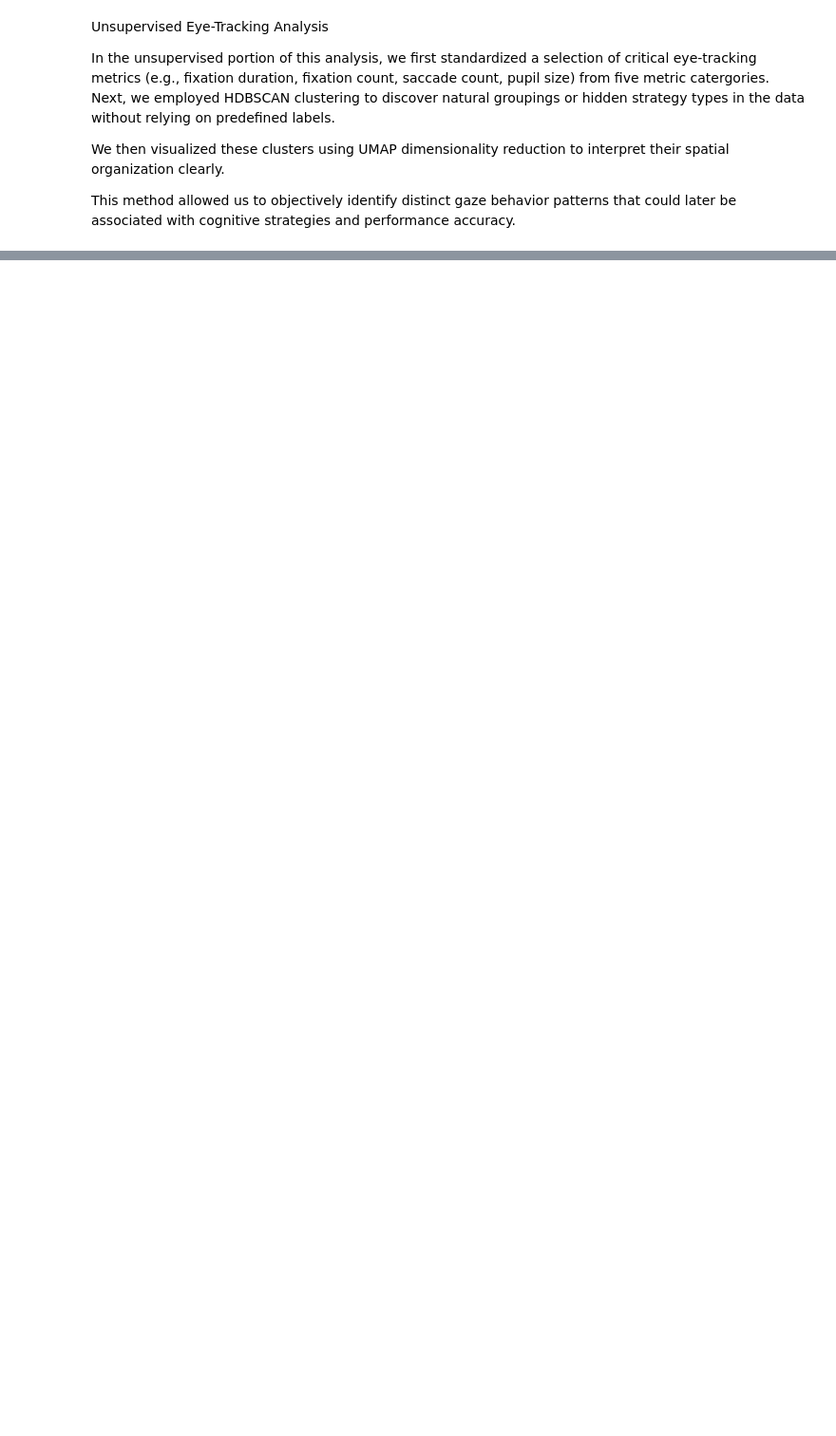
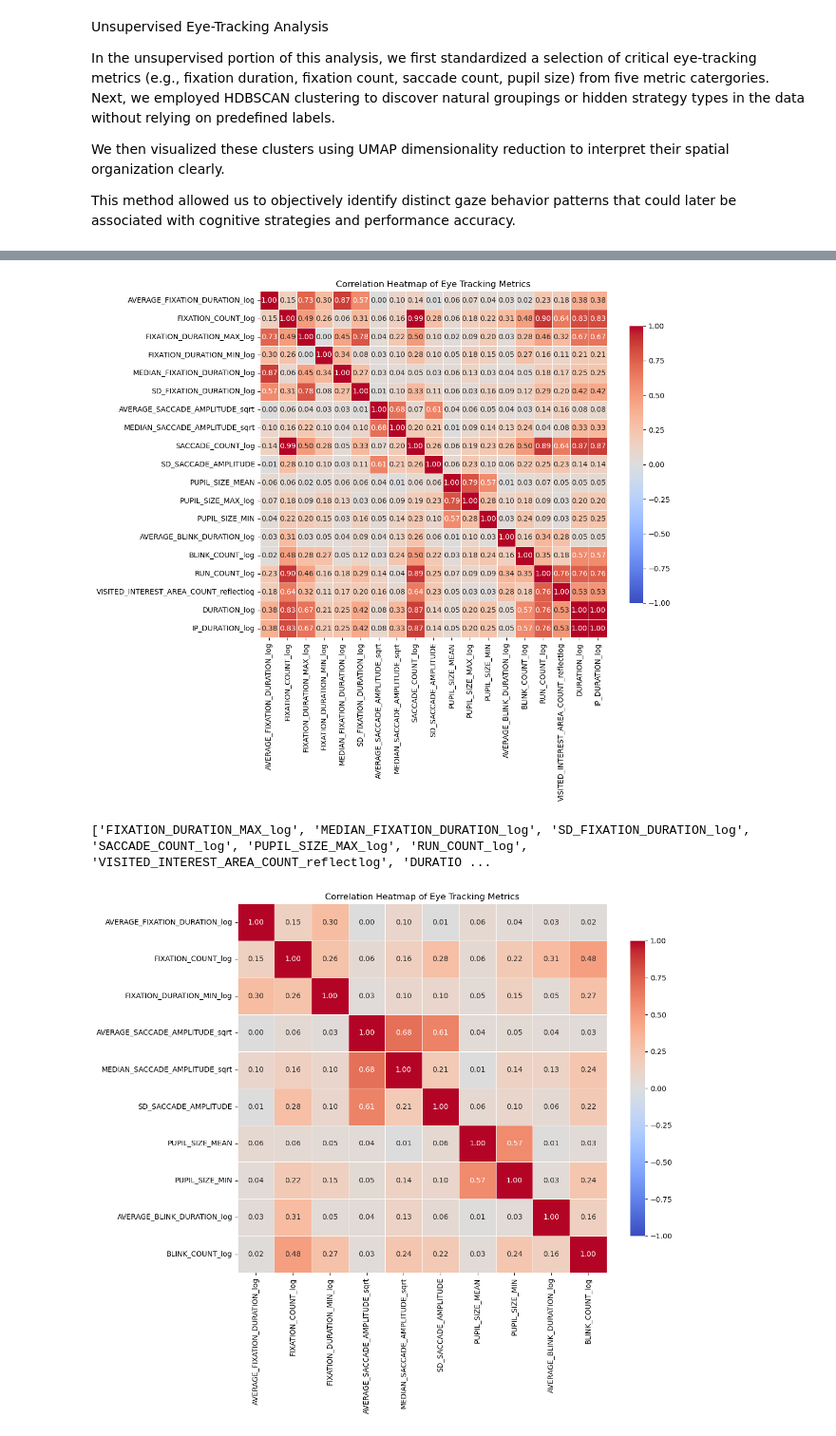
Before and after one commit to JujiaLi2020/202506-ML-EyeTracking, a Jupyter notebook: notebooks/1-Unsupervised.ipynb, the cells around one changed output, grey strips where cells are left out. Shown at 95% size. Drawn from its saved outputs; the diff is of its cells as text; code cells hidden in the pictures; blank space fills up the shorter version.

```diff
--- a/notebooks/1-Unsupervised.ipynb
+++ b/notebooks/1-Unsupervised.ipynb
@@ -40,0 +412,55 @@ X_scaled = scaler.fit_transform(X)
+# %%
+# Use only numeric columns for correlation calculation:
+corr_matrix = df_standardized[transformed_vars].corr().abs()
+upper = corr_matrix.where(np.triu(np.ones(corr_matrix.shape), k=1).astype(bool))
+
+
+#to_drop = [column for column in upper.columns if any(upper[column] > 0.95)]
+to_drop = [column for column in upper.columns if any(upper[column] > 0.7)]
+
+
+# Drop from df_standardized (numeric part only)
+df_final = df_standardized.drop(columns=to_drop)
+
+
+
+plt.figure(figsize=(12, 10))
+sns.heatmap(
+    corr_matrix,
+    annot=True,           # Set to False for cleaner look if many variables
+    fmt=".2f",
+    cmap="coolwarm",
+    vmin=-1, vmax=1,
+    linewidths=0.5,
+    square=True,
+    cbar_kws={'shrink': 0.8}
+)
+plt.title("Correlation Heatmap of Eye Tracking Metrics")
+plt.tight_layout()
+plt.show()
+
+
+print(to_drop)
+after_cor_checking_vars = [col for col in transformed_vars if col not in to_drop]
+
+
+corr_matrix = df_standardized[after_cor_checking_vars].corr().abs()
+
+plt.figure(figsize=(12, 10))
+sns.heatmap(
+    corr_matrix,
+    annot=True,           # Set to False for cleaner look if many variables
+    fmt=".2f",
+    cmap="coolwarm",
+    vmin=-1, vmax=1,
+    linewidths=0.5,
+    square=True,
+    cbar_kws={'shrink': 0.8}
+)
+plt.title("Correlation Heatmap of Eye Tracking Metrics")
+plt.tight_layout()
+plt.show()
+# %% [output]
+[figure, added]
+['FIXATION_DURATION_MAX_log', 'MEDIAN_FIXATION_DURATION_log', 'SD_FIXATION_DURATION_log', 'SACCADE_COUNT_log', 'PUPIL_SIZE_MAX_log', 'RUN_COUNT_log', 'VISITED_INTEREST_AREA_COUNT_reflectlog', 'DURATIO ...
+[figure, added]
```
Also changed, not shown: parts of 34 cells of this notebook, 4 other files.
